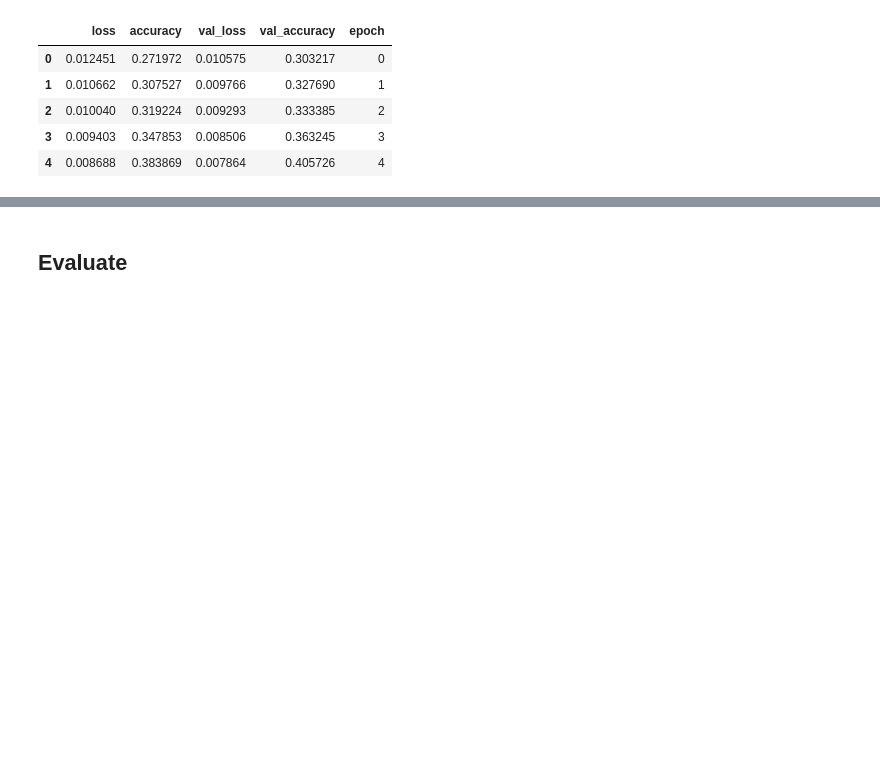
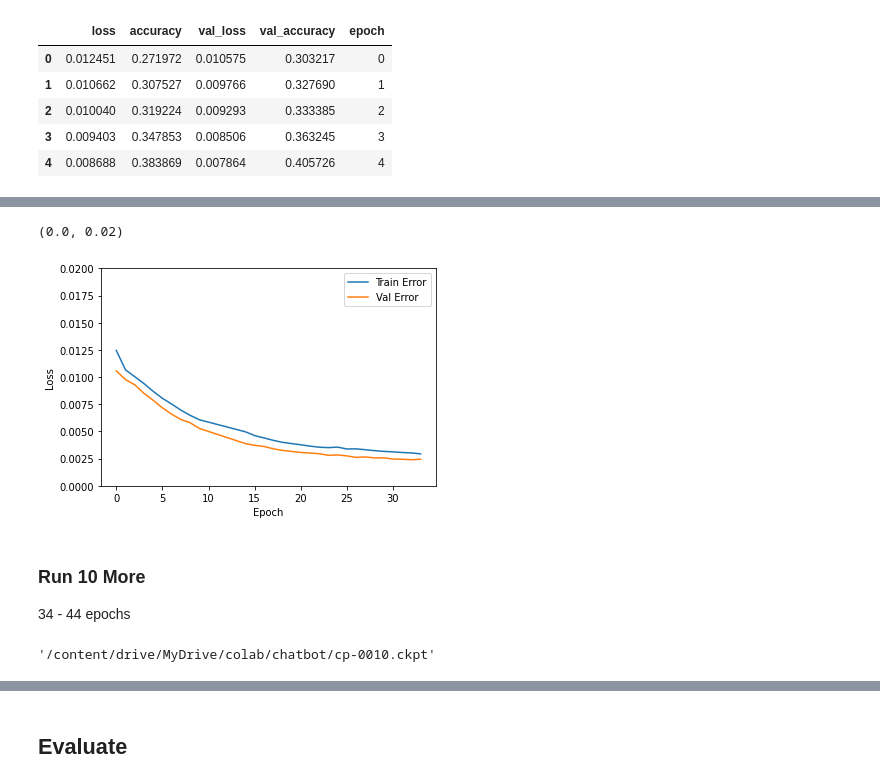
Before and after one commit to aanchal0431/chatbot, a Jupyter notebook: SEP_728_Chatbot_transformer_keras.ipynb, the cells around one changed output, grey strips where cells are left out. Cells and saved outputs as stored; diff of their text form; code cells hidden in the pictures; blank space fills up the shorter version.

```diff
--- a/SEP_728_Chatbot_transformer_keras.ipynb
+++ b/SEP_728_Chatbot_transformer_keras.ipynb
@@ -674,0 +734,35 @@ latest
+# %%
+hist_all = pd.read_csv('/content/drive/MyDrive/colab/chatbot/hist.csv', index_col = 0)
+# %%
+corrected_epoch = []
+for epoch in hist_all['epoch']:
+  if epoch > 9:
+    corrected_epoch.append(epoch + 4)
+  else:
+    corrected_epoch.append(epoch)
+hist_all['corrected_epoch'] = corrected_epoch
+# %%
+plt.figure()
+plt.xlabel('Epoch')
+plt.ylabel('Loss')
+#plt.plot(hist_all['epoch'], hist_all['loss'], label='Train Error')
+#plt.plot(hist_all['epoch'], hist_all['val_loss'], label='Val Error')
+plt.plot(hist_all['corrected_epoch'], hist_all['loss'], label='Train Error')
+plt.plot(hist_all['corrected_epoch'], hist_all['val_loss'], label='Val Error')
+plt.legend()
+plt.ylim([0,0.02])
+# %% [output]
+(0.0, 0.02)
+[figure, added]
+# %% [markdown]
+### Run 10 More
+34 - 44 epochs
+# %%
+checkpoint_path = '/content/drive/MyDrive/colab/chatbot/cp-{epoch:04}.ckpt'
+checkpoint_dir = os.path.dirname(checkpoint_path)
+
+latest = tf.train.latest_checkpoint(checkpoint_dir)
+latest = '/content/drive/MyDrive/colab/chatbot/cp-0010.ckpt'
+latest
+# %% [output]
+'/content/drive/MyDrive/colab/chatbot/cp-0010.ckpt'
```
Also changed, not shown: parts of 27 cells of this notebook.
